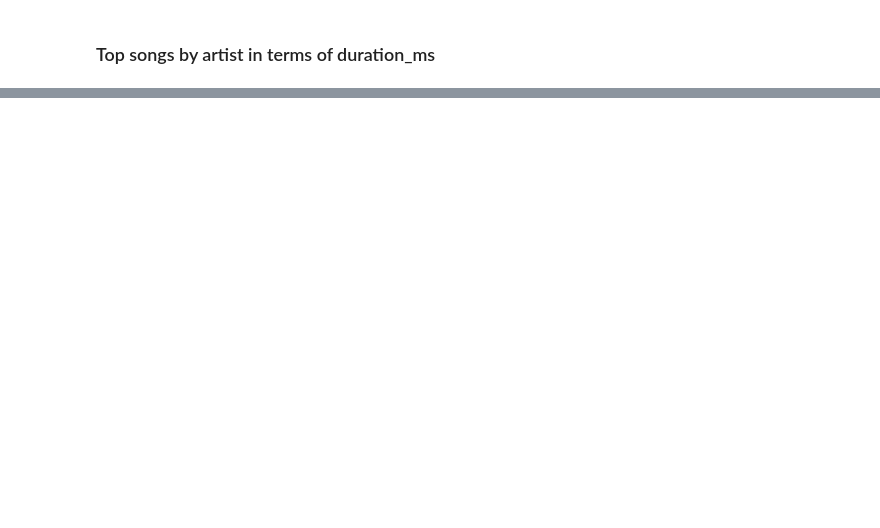
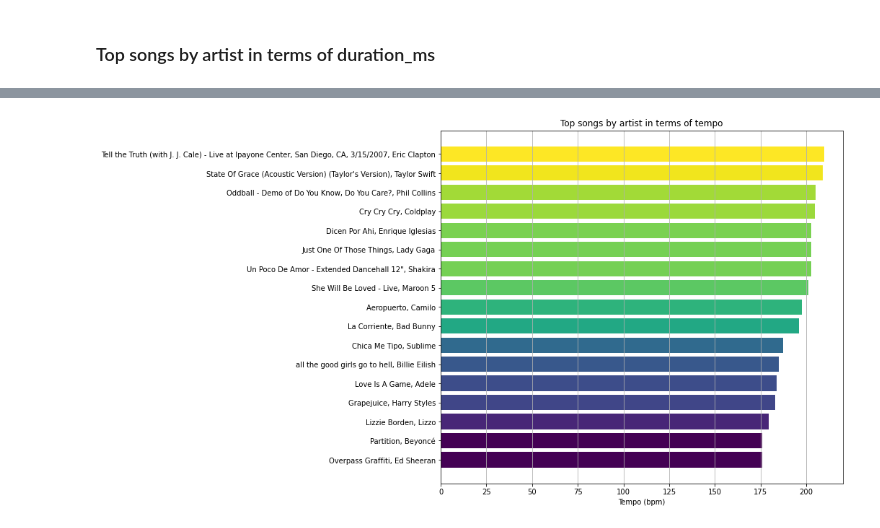
Before and after one commit to vmorenocosta/vanguard_de_project, a Jupyter notebook: submission/notebooks/p2_data_visualization.ipynb, the cells around one changed output, grey strips where cells are left out. Saved outputs shown, nothing was run; the diff lists cells and outputs as text; code cells hidden in the pictures; blank space fills up the shorter version.

Commit message:
generalized functions and created & saved all 3 required views

```diff
--- a/submission/notebooks/p2_data_visualization.ipynb
+++ b/submission/notebooks/p2_data_visualization.ipynb
@@ -94,2 +96,22 @@ songs.groupby("artist_name").nunique().iloc[:, 0:10]
+# %%
+def retrieve_query_pd(query: str, columns: list):
+    conn = sqlite3.connect(f"../spotify.db")
+    c = conn.cursor()
+    data = c.execute(query)
+    data = data.fetchall()
+    return pd.DataFrame(data, columns=columns)
+# %%
+def plot_spotify_bar(df: str, y: list, width: list, title: str, xlabel: str, filename_to_save: str):
+
+    fig, ax = plt.subplots(figsize = (10,9))
+
+    rescale = lambda y: (y - np.min(y)) / (np.max(y) - np.min(y))
+    color=plt.get_cmap("viridis")(rescale(width))
+
+    plt.barh(y = y, width = width, color = color)
+    plt.title(title)
+    plt.xlabel(xlabel)
+    plt.grid(axis = 'x')
+    plt.savefig(f'../views/{filename_to_save}.png', bbox_inches='tight')
 # %% [markdown]
 ### Top songs by artist in terms of duration_ms
@@ -162,0 +177,21 @@ expected_query
+# %%
+top_songs_by_artist_by_tempo = retrieve_query_pd(
+                  """SELECT artist.artist_name,
+                                track.song_name,
+                                MAX(track_feature.tempo) AS tempo
+                        FROM artist JOIN album ON artist.artist_id = album.artist_id
+                            JOIN track ON album.album_id = track.album_id
+                            JOIN track_feature ON track.track_id = track_feature.track_id
+                        GROUP BY 1
+                        ORDER BY 3
+                    """,
+                  ['artist_name','song_name','tempo'])
+# %%
+plot_spotify_bar(top_songs_by_artist_by_tempo,
+                 [', '.join(x) for x in zip(top_songs_by_artist_by_tempo['song_name'],top_songs_by_artist_by_tempo['artist_name'])],
+                 top_songs_by_artist_by_tempo['tempo'],
+                 'Top songs by artist in terms of tempo',
+                 'Tempo (bpm)',
+                 'top_songs_by_artist_by_tempo')
+# %% [output]
+[figure, added]
```
Also changed, not shown: parts of 17 cells of this notebook, 3 other files.
